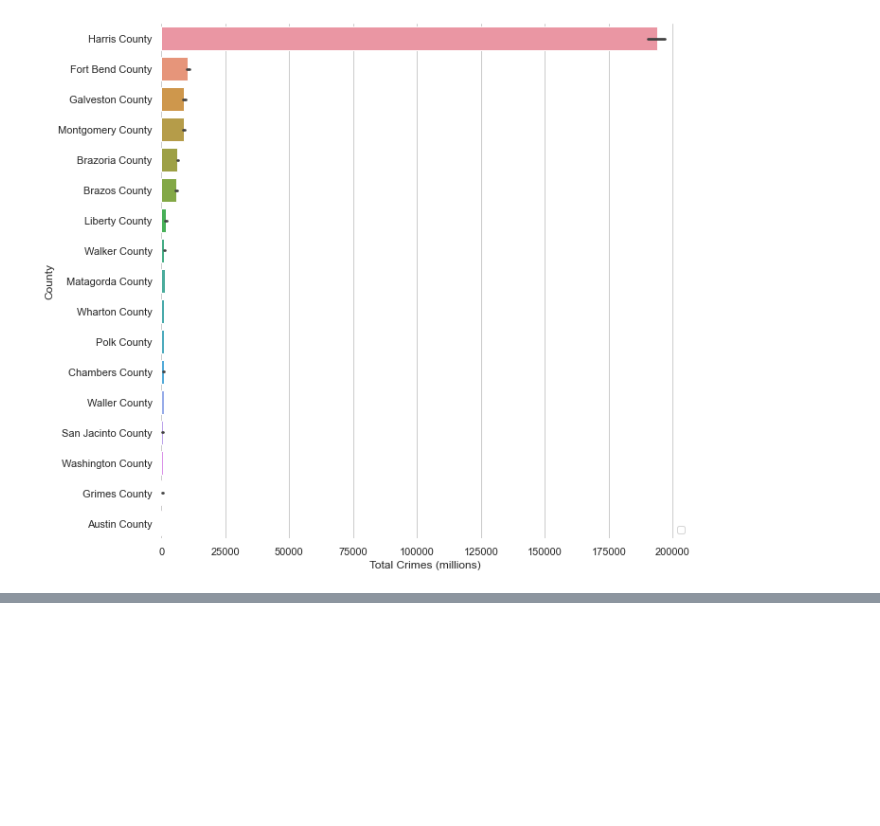
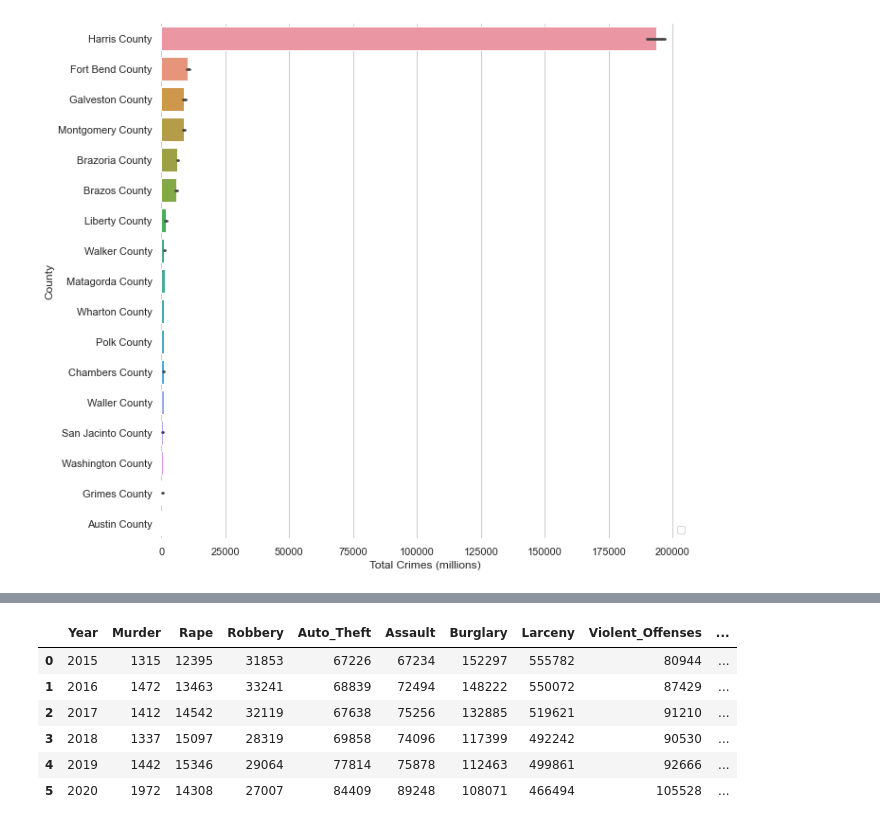
Before and after one commit to MiguelB512/Harris_Crime_Trends, a Jupyter notebook: Plotting/Seaborn_Plotting.ipynb, the cells around one changed output, grey strips where cells are left out. Cells and saved outputs as stored; diff of their text form; code cells hidden in the pictures; blank space fills up the shorter version.

```diff
--- a/Plotting/Seaborn_Plotting.ipynb
+++ b/Plotting/Seaborn_Plotting.ipynb
@@ -174,0 +187,15 @@ No artists with labels found to put in legend.  Note that artists whose label st
+# %%
+# Reorder Columns
+yearly_totals = yearly_totals[['Year','Murder','Rape', 'Robbery', 'Auto_Theft', 'Assault',
+                               'Burglary', 'Larceny', 'Violent_Offenses', 'NonViolent_Offenses', 'Total_Crimes']]
+
+# Check new DF
+yearly_totals
+# %% [output]
+|  | Year | Murder | Rape | Robbery | Auto_Theft | Assault | Burglary | Larceny | Violent_Offenses | ... |
+| 0 | 2015 | 1315 | 12395 | 31853 | 67226 | 67234 | 152297 | 555782 | 80944 | ... |
+| 1 | 2016 | 1472 | 13463 | 33241 | 68839 | 72494 | 148222 | 550072 | 87429 | ... |
+| 2 | 2017 | 1412 | 14542 | 32119 | 67638 | 75256 | 132885 | 519621 | 91210 | ... |
+| 3 | 2018 | 1337 | 15097 | 28319 | 69858 | 74096 | 117399 | 492242 | 90530 | ... |
+| 4 | 2019 | 1442 | 15346 | 29064 | 77814 | 75878 | 112463 | 499861 | 92666 | ... |
+| 5 | 2020 | 1972 | 14308 | 27007 | 84409 | 89248 | 108071 | 466494 | 105528 | ... |
```
Also changed, not shown: parts of 2 cells of this notebook, 6 other files.
